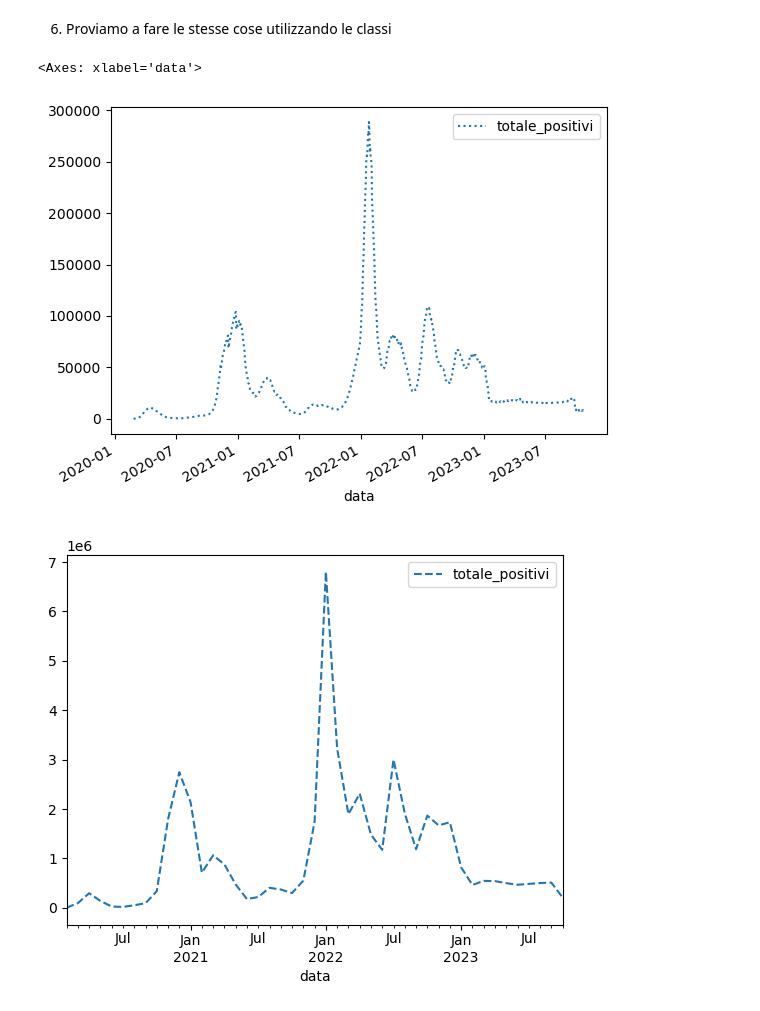
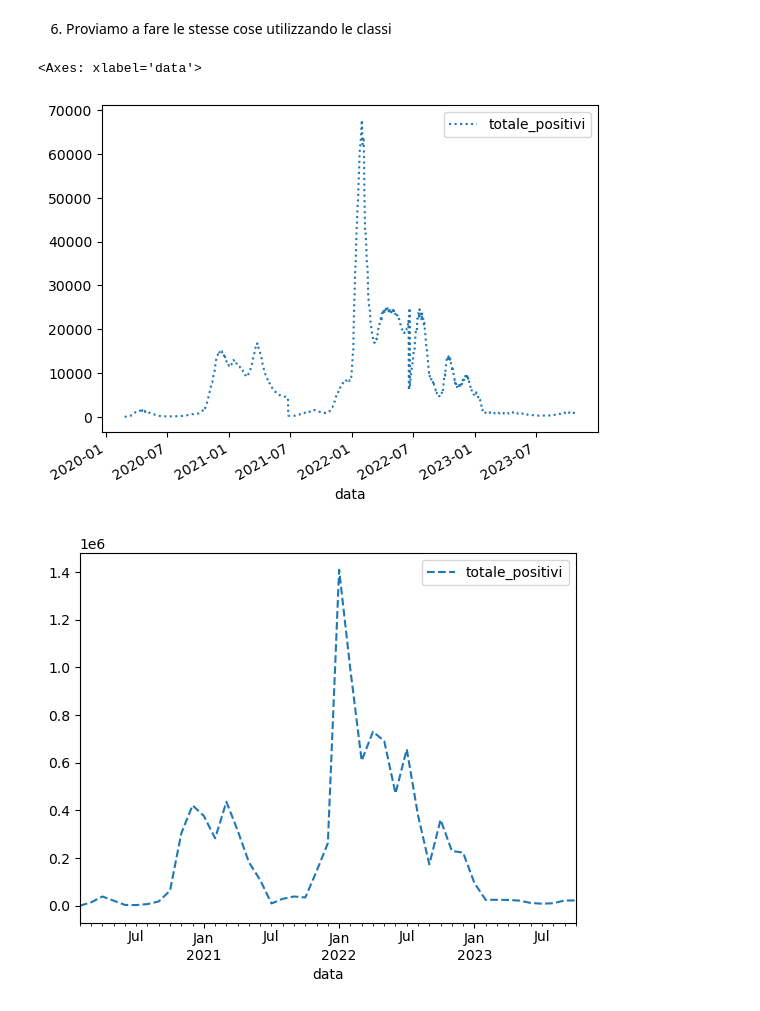
Before and after one commit to giofas02/Tmrd, a Jupyter notebook: Coviddi-checkpoint.ipynb, the cells around one changed output. Drawn from its saved outputs; the diff is of its cells as text; code cells hidden in the pictures.

Commit message:
Okay ora ci siamo con coviddi davvero

```diff
--- a/Coviddi-checkpoint.ipynb
+++ b/Coviddi-checkpoint.ipynb
@@ -158,25 +159,25 @@ datiVeneto1daily.plot(style = ['--','.'])
 # %% [markdown]
 6. Proviamo a fare le stesse cose utilizzando le classi
-# %%
-class tabdatadati:
-
-    def __init__(self,dati,regione,dato1,stilegrafico):
-        self.tabella =  pd.read_csv(dati, sep =',',index_col = 'data', parse_dates = True)
-        self.dato = self.tabella[[dato1]]
-        for (reg,valori) in (self.tabella.groupby('denominazione_regione')):
-            if reg == regione:
-                self.regione = valori.drop(['denominazione_regione'],axis = 1)
-        self.datoregione = self.regione[[dato1]]
-        self.datoregione.plot(style = stilegrafico)
-
-coviddi = tabdatadati('dpc-covid19-ita-regioni.csv','Veneto','totale_positivi',':')
-#print(coviddi.tabella)
-#print(coviddi.dato)
-#print(coviddi.regione.head)
-#print(coviddi.datoregione)
-datiVeneto1daily = coviddi.datoregione.resample('M').sum()
-datiVeneto1daily.plot(style = '--')
-# %% [output]
-<Axes: xlabel='data'>
-[figure, removed]
-[figure, removed]
+# %%
+class tabdatadati:
+
+    def __init__(self,dati,regione,dato1,stilegrafico):
+        self.tabella =  pd.read_csv(dati, sep =',',index_col = 'data', parse_dates = True)
+        self.dato = self.tabella[[dato1]]
+        for (reg,valori) in (self.tabella.groupby('denominazione_regione')):
+            if reg == regione:
+                self.regione = valori.drop(['denominazione_regione'],axis = 1)
+        self.datoregione = self.regione[[dato1]]
+        self.datoregione.plot(style = stilegrafico)
+
+coviddi = tabdatadati('dpc-covid19-ita-regioni.csv','Friuli Venezia Giulia','totale_positivi',':')
+#print(coviddi.tabella)
+#print(coviddi.dato)
+#print(coviddi.regione.head)
+#print(coviddi.datoregione)
+datiVeneto1daily = coviddi.datoregione.resample('M').sum()
+datiVeneto1daily.plot(style = '--')
+# %% [output]
+<Axes: xlabel='data'>
+[figure, added]
+[figure, added]
```
Also changed, not shown: parts of 9 cells of this notebook.
